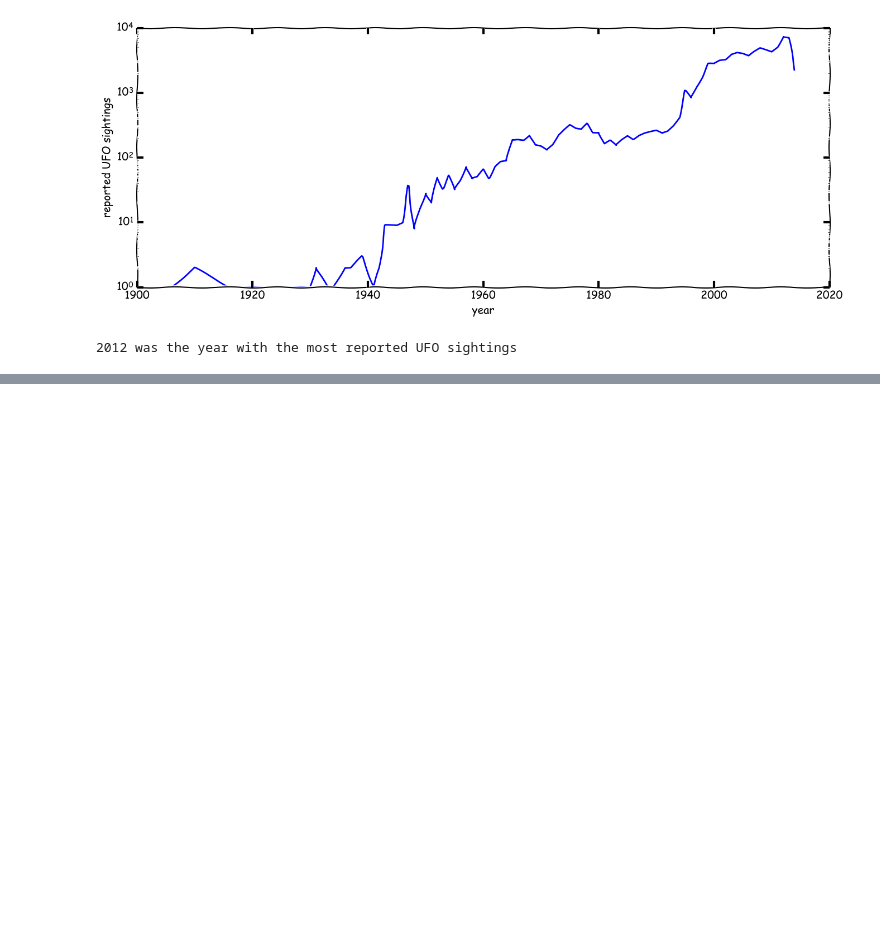
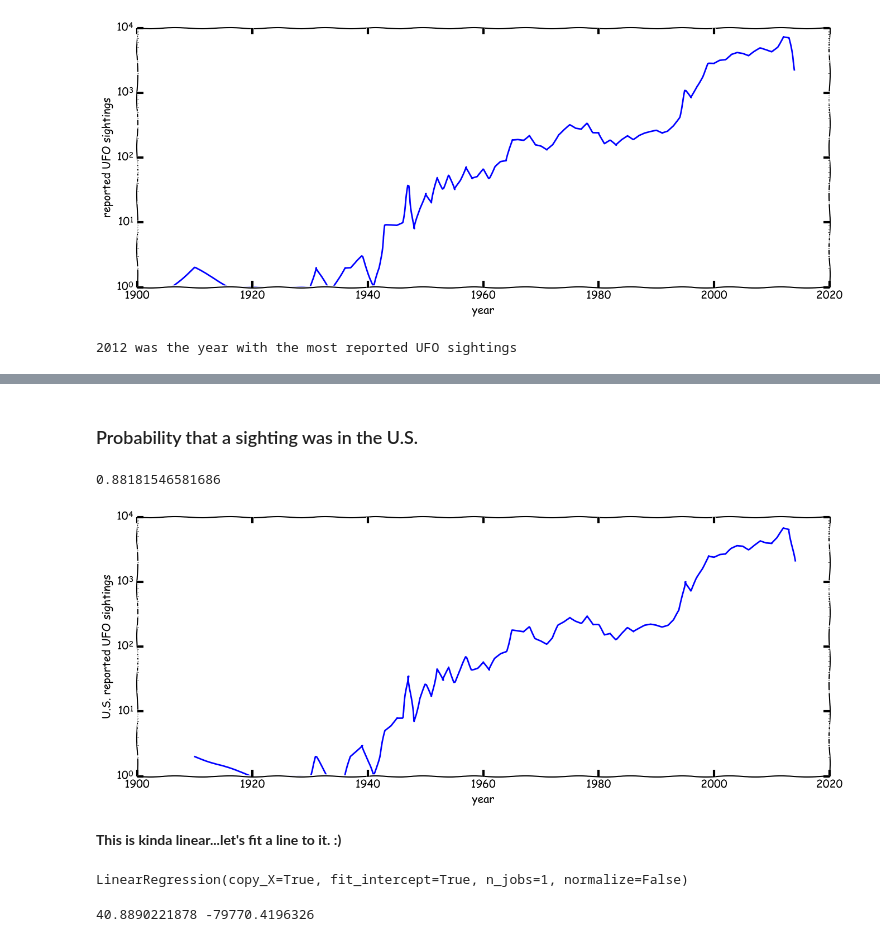
Before and after one commit to jonmadison/cf_dataanalysis, a Jupyter notebook: UFO sighting data.ipynb, the cells around one changed output, grey strips where cells are left out. Cells and saved outputs as stored; diff of their text form; code cells hidden in the pictures; blank space fills up the shorter version.

```diff
--- a/UFO sighting data.ipynb
+++ b/UFO sighting data.ipynb
@@ -123,2 +166,4 @@ ufo["country"] = [set_country_from_state(ufo.loc[i]) for i in range(len(ufo))]
+# %%
+ufo['region'] = [set_region_from_state(ufo.loc[i]) for i in range(len(ufo))]
 # %% [markdown]
 How'd it do?
@@ -246,5 +293,3 @@ most_sightings = sighting_year[np.argmax(sighting_count)]
 print(str(most_sightings), "was the year with the most reported UFO sightings")
 # %% [output]
 2012 was the year with the most reported UFO sightings
-# %%
-ufo = ufo.dropna()
@@ -265,0 +296,2 @@ ufo.describe(include='all')
+# %% [markdown]
+### Probability that a sighting was in the U.S.
@@ -265,0 +300,21 @@ ufo.describe(include='all')
+# %%
+len(us_sightings) / len(ufo)
+# %% [output]
+0.88181546581686
+# %%
+#limit analyses to US:
+ufo = ufo[ufo["country"] == "us"]
+# %%
+sighting_year = ufo.year.unique()
+sighting_count = [len(ufo[ufo["year"] == year]) for year in ufo.year.unique()]
+# %%
+plt.figure(figsize=(16,6))
+plt.plot(sighting_year,sighting_count)
+plt.xlabel("year")
+plt.ylabel("U.S. reported UFO sightings")
+plt.yscale('log')
+plt.show()
+# %% [output]
+[figure, added]
+# %% [markdown]
+**This is kinda linear...let's fit a line to it. :)**
@@ -265,0 +325,10 @@ ufo.describe(include='all')
+# %%
+regress.fit(sighting_year.reshape(-1,1), sighting_count)
+# %% [output]
+LinearRegression(copy_X=True, fit_intercept=True, n_jobs=1, normalize=False)
+# %%
+slope = regress.coef_[0]
+intercept = regress.intercept_
+print(slope, intercept)
+# %% [output]
+40.8890221878 -79770.4196326
```
Also changed, not shown: parts of 42 cells of this notebook.
